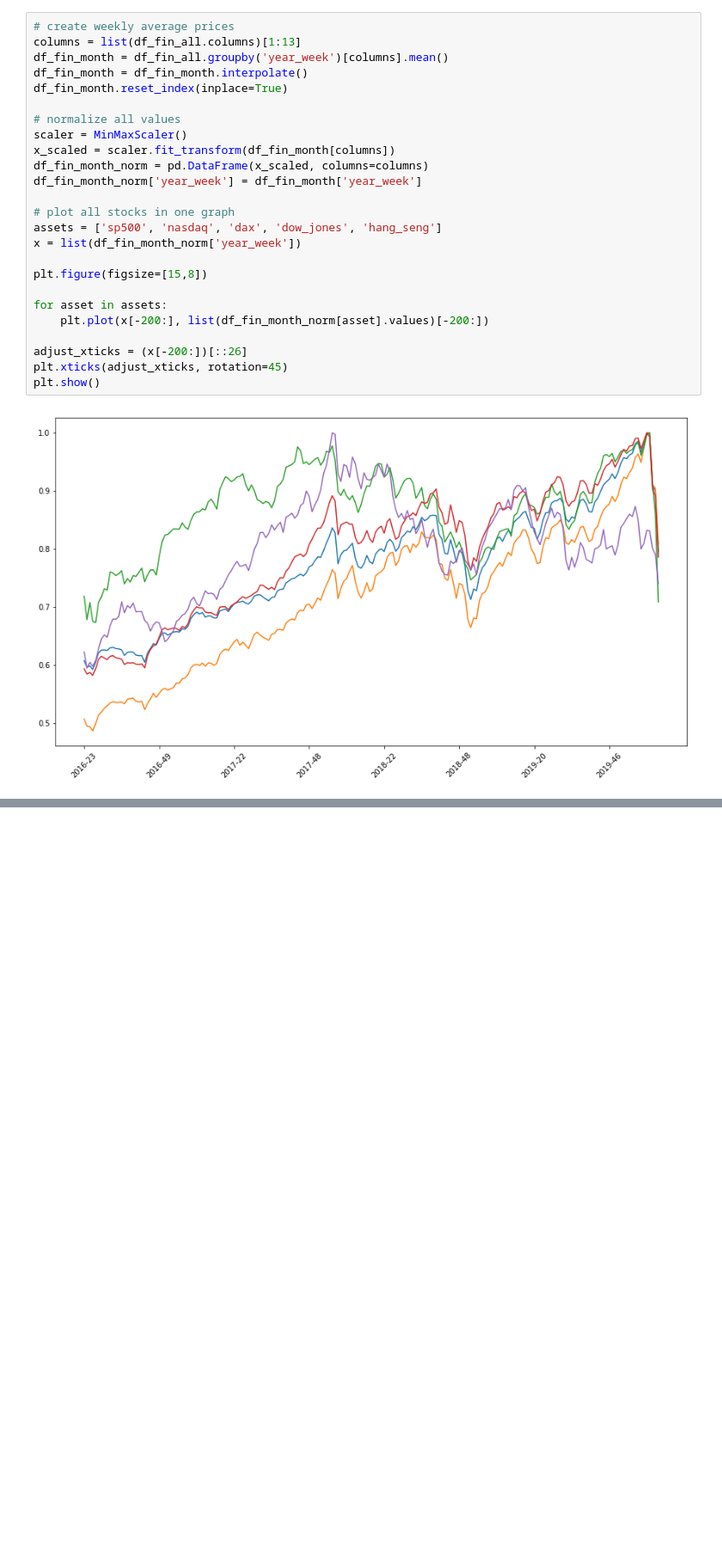
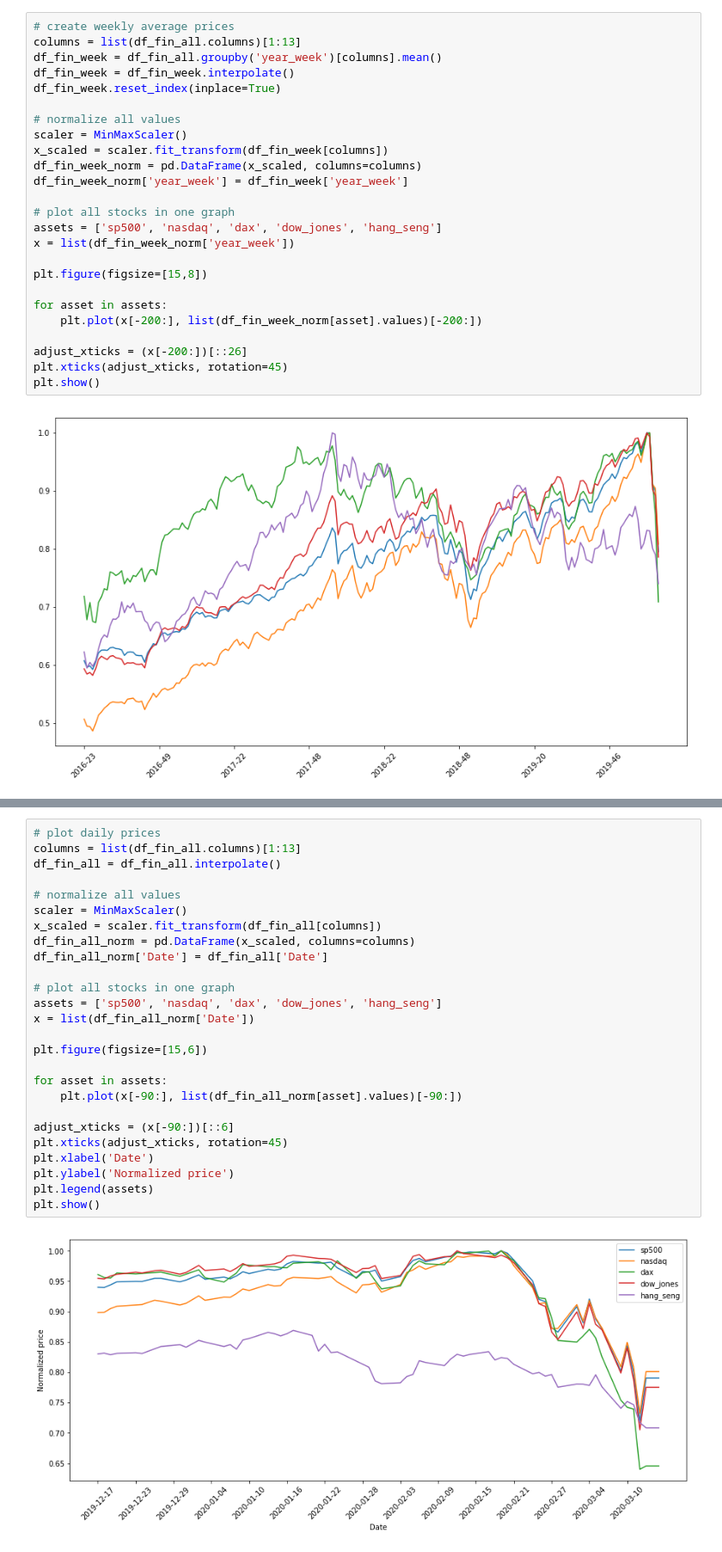
Before and after one commit to hopeman1102/visualize-covid-19, a Jupyter notebook: covid-19.ipynb, the cells around one changed output, grey strips where cells are left out. Shown at 86% size. Drawn from its saved outputs; the diff is of its cells as text; blank space fills up the shorter version.

```diff
--- a/covid-19.ipynb
+++ b/covid-19.ipynb
@@ -502,24 +504,24 @@ plt.show()
 # %%
 # create weekly average prices
 columns = list(df_fin_all.columns)[1:13]
-df_fin_month = df_fin_all.groupby('year_week')[columns].mean()
-df_fin_month = df_fin_month.interpolate()
-df_fin_month.reset_index(inplace=True)
+df_fin_week = df_fin_all.groupby('year_week')[columns].mean()
+df_fin_week = df_fin_week.interpolate()
+df_fin_week.reset_index(inplace=True)
 
 # normalize all values
 scaler = MinMaxScaler()
-x_scaled = scaler.fit_transform(df_fin_month[columns])
-df_fin_month_norm = pd.DataFrame(x_scaled, columns=columns)
-df_fin_month_norm['year_week'] = df_fin_month['year_week']
+x_scaled = scaler.fit_transform(df_fin_week[columns])
+df_fin_week_norm = pd.DataFrame(x_scaled, columns=columns)
+df_fin_week_norm['year_week'] = df_fin_week['year_week']
 
 # plot all stocks in one graph
 assets = ['sp500', 'nasdaq', 'dax', 'dow_jones', 'hang_seng']
-x = list(df_fin_month_norm['year_week'])
+x = list(df_fin_week_norm['year_week'])
 
 plt.figure(figsize=[15,8])
 
 for asset in assets:
-    plt.plot(x[-200:], list(df_fin_month_norm[asset].values)[-200:])
+    plt.plot(x[-200:], list(df_fin_week_norm[asset].values)[-200:])
 
 adjust_xticks = (x[-200:])[::26]
 plt.xticks(adjust_xticks, rotation=45)
@@ -528,0 +540,28 @@ plt.show()
+# %%
+# plot daily prices
+columns = list(df_fin_all.columns)[1:13]
+df_fin_all = df_fin_all.interpolate()
+
+# normalize all values
+scaler = MinMaxScaler()
+x_scaled = scaler.fit_transform(df_fin_all[columns])
+df_fin_all_norm = pd.DataFrame(x_scaled, columns=columns)
+df_fin_all_norm['Date'] = df_fin_all['Date']
+
+# plot all stocks in one graph
+assets = ['sp500', 'nasdaq', 'dax', 'dow_jones', 'hang_seng']
+x = list(df_fin_all_norm['Date'])
+
+plt.figure(figsize=[15,6])
+
+for asset in assets:
+    plt.plot(x[-90:], list(df_fin_all_norm[asset].values)[-90:])
+
+adjust_xticks = (x[-90:])[::6]
+plt.xticks(adjust_xticks, rotation=45)
+plt.xlabel('Date')
+plt.ylabel('Normalized price')
+plt.legend(assets)
+plt.show()
+# %% [output]
+[figure, added]
```
Also changed, not shown: parts of 3 cells of this notebook.
